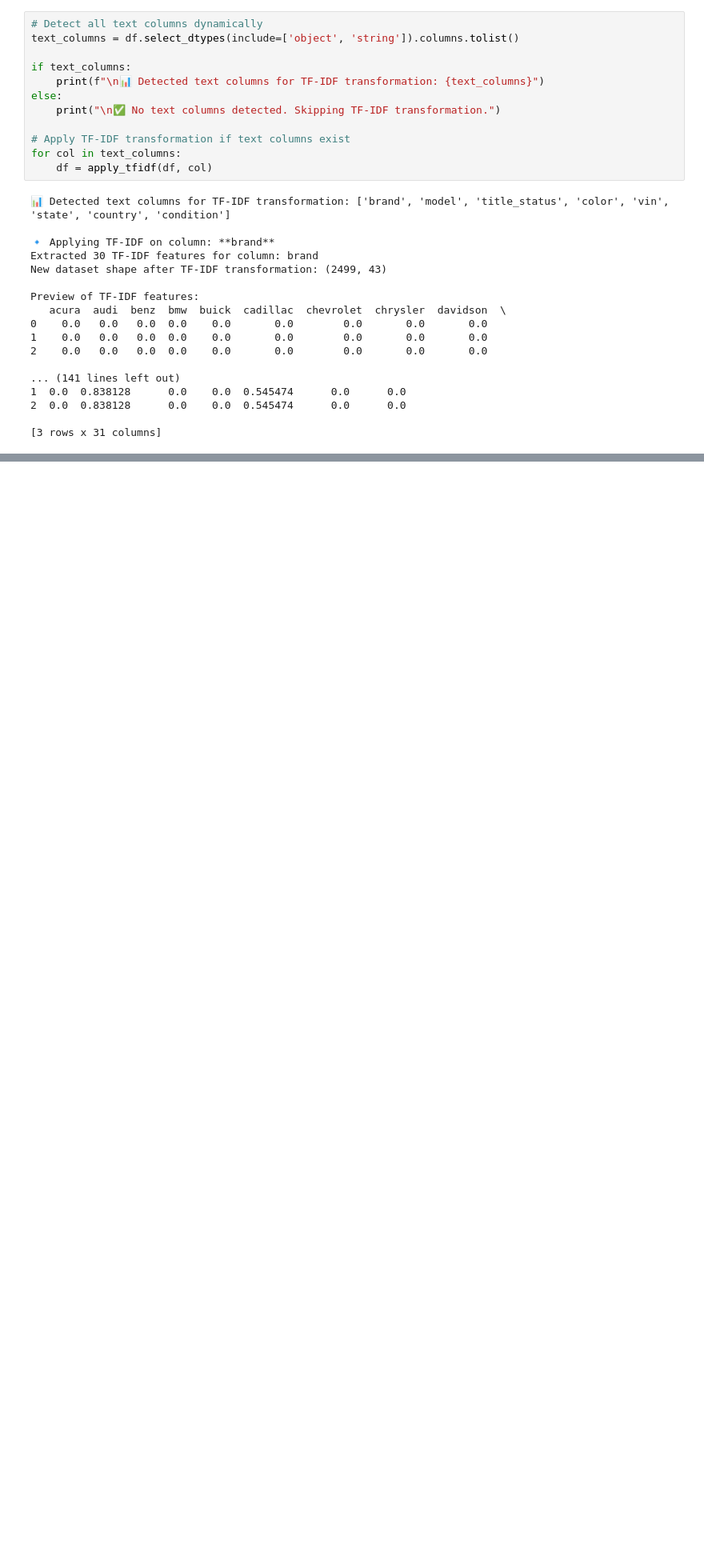
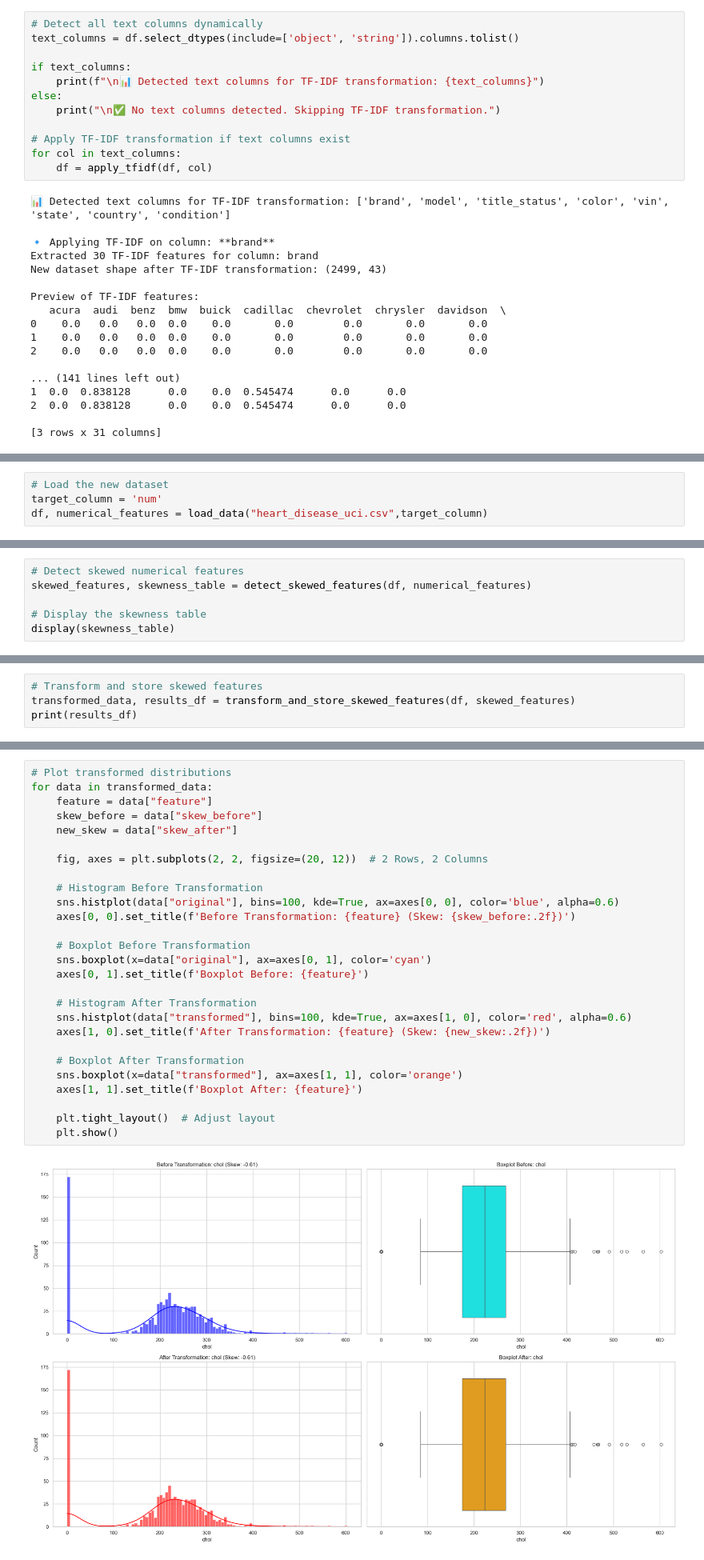
Before and after one commit to guyreuveni33/Tabular-Data-Science-Final-Research-Project, a Jupyter notebook: 21_2_2025_13 (2) (1).ipynb, the cells around one changed output, grey strips where cells are left out. Shown at 80% size. Cells and saved outputs as stored; diff of their text form; blank space fills up the shorter version.

Commit message:
adding another dataset

```diff
--- a/21_2_2025_13 (2) (1).ipynb
+++ b/21_2_2025_13 (2) (1).ipynb
@@ -1612,0 +1450,4 @@ By using reduce_skewness on the **Amount** field in the credit card data, the ex
+# %%
+# Load the new dataset
+target_column = 'num'
+df, numerical_features = load_data("heart_disease_uci.csv",target_column)
@@ -1612,0 +1464,6 @@ By using reduce_skewness on the **Amount** field in the credit card data, the ex
+# %%
+# Detect skewed numerical features
+skewed_features, skewness_table = detect_skewed_features(df, numerical_features)
+
+# Display the skewness table
+display(skewness_table)
@@ -1612,0 +1481,4 @@ By using reduce_skewness on the **Amount** field in the credit card data, the ex
+# %%
+# Transform and store skewed features
+transformed_data, results_df = transform_and_store_skewed_features(df, skewed_features)
+print(results_df)
@@ -1612,0 +1490,29 @@ By using reduce_skewness on the **Amount** field in the credit card data, the ex
+# %%
+# Plot transformed distributions
+for data in transformed_data:
+    feature = data["feature"]
+    skew_before = data["skew_before"]
+    new_skew = data["skew_after"]
+
+    fig, axes = plt.subplots(2, 2, figsize=(20, 12))  # 2 Rows, 2 Columns
+
+    # Histogram Before Transformation
+    sns.histplot(data["original"], bins=100, kde=True, ax=axes[0, 0], color='blue', alpha=0.6)
+    axes[0, 0].set_title(f'Before Transformation: {feature} (Skew: {skew_before:.2f})')
+
+    # Boxplot Before Transformation
+    sns.boxplot(x=data["original"], ax=axes[0, 1], color='cyan')
+    axes[0, 1].set_title(f'Boxplot Before: {feature}')
+
+    # Histogram After Transformation
+    sns.histplot(data["transformed"], bins=100, kde=True, ax=axes[1, 0], color='red', alpha=0.6)
+    axes[1, 0].set_title(f'After Transformation: {feature} (Skew: {new_skew:.2f})')
+
+    # Boxplot After Transformation
+    sns.boxplot(x=data["transformed"], ax=axes[1, 1], color='orange')
+    axes[1, 1].set_title(f'Boxplot After: {feature}')
+
+    plt.tight_layout()  # Adjust layout
+    plt.show()
+# %% [output]
+[figure, added]
```
Also changed, not shown: parts of 20 cells of this notebook, 1 other file.
